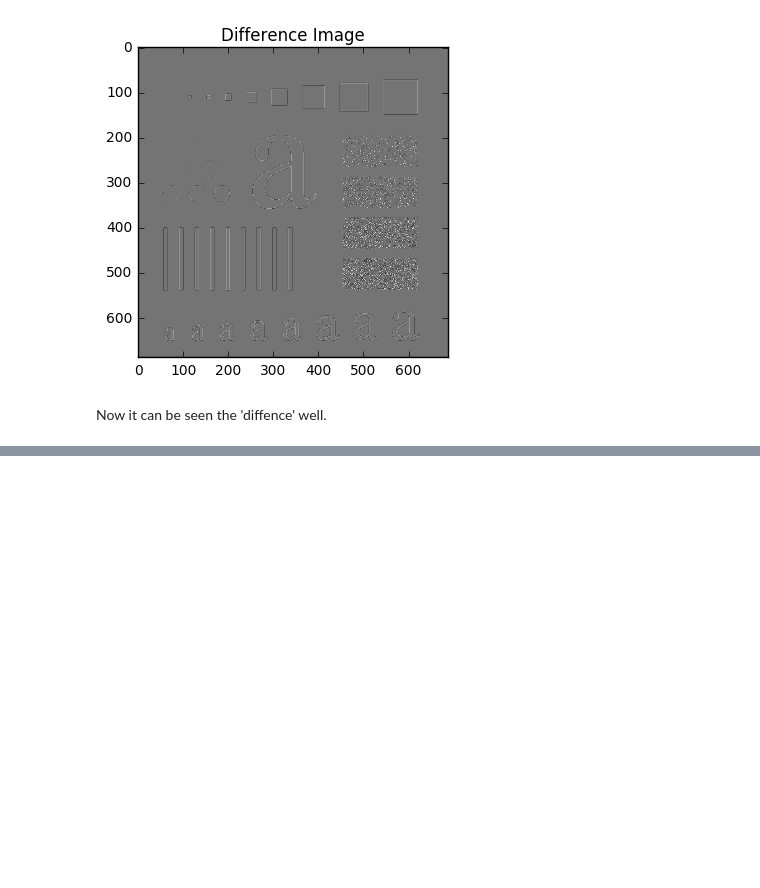
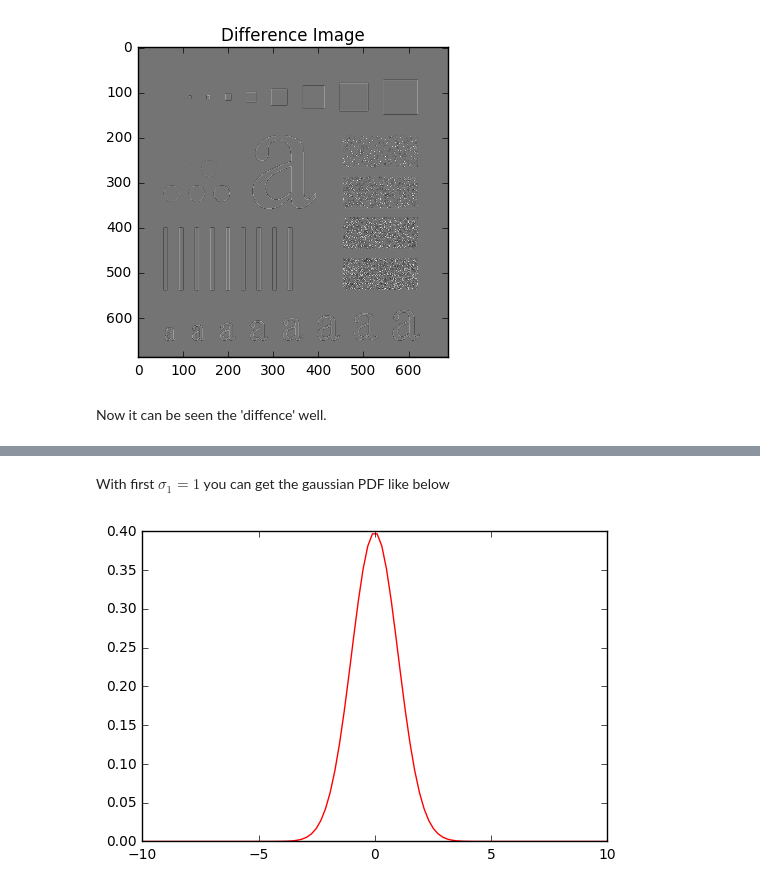
Before and after one commit to henniekim/digital_image_processing, a Jupyter notebook: filter.ipynb, the cells around one changed output, grey strips where cells are left out. Saved outputs shown, nothing was run; the diff lists cells and outputs as text; code cells hidden in the pictures; blank space fills up the shorter version.

```diff
--- a/filter.ipynb
+++ b/filter.ipynb
@@ -97,0 +133,11 @@ Now it can be seen the 'diffence' well.
+# %% [markdown]
+With first $\sigma_{1} = 1$ you can get the gaussian PDF like below
+# %%
+average = 0
+variance = 1
+sigma = np.sqrt(variance)
+x = np.linspace (average -10 * sigma, average + 10* sigma, 100)
+plt.plot(x,mlab.normpdf(x,average, sigma), 'r')
+plt.show()
+# %% [output]
+[figure, added]
```
Also changed, not shown: parts of 28 cells of this notebook.
